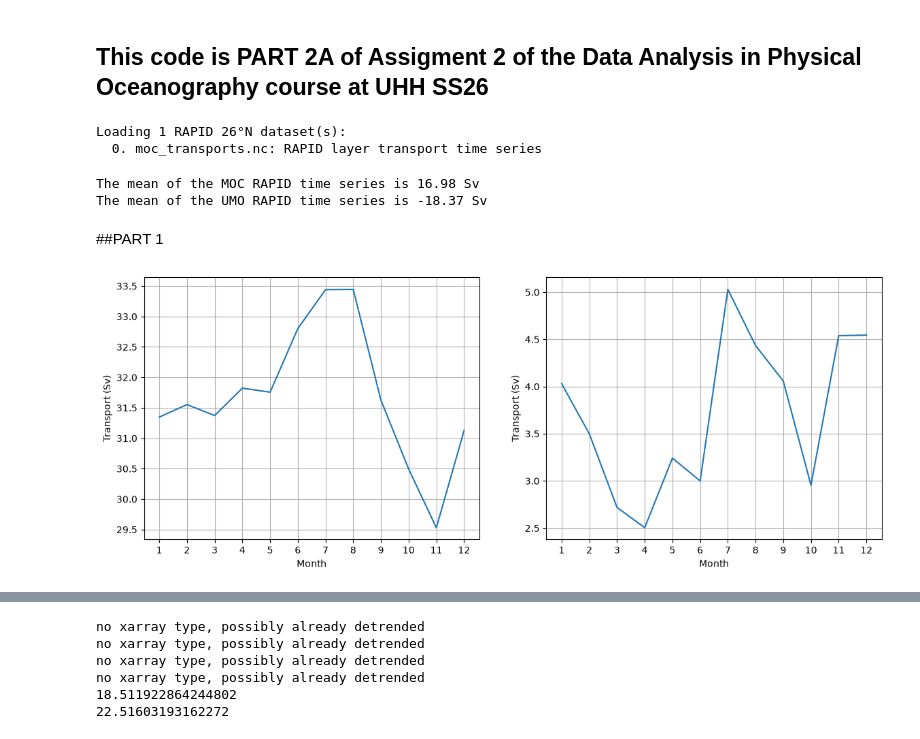
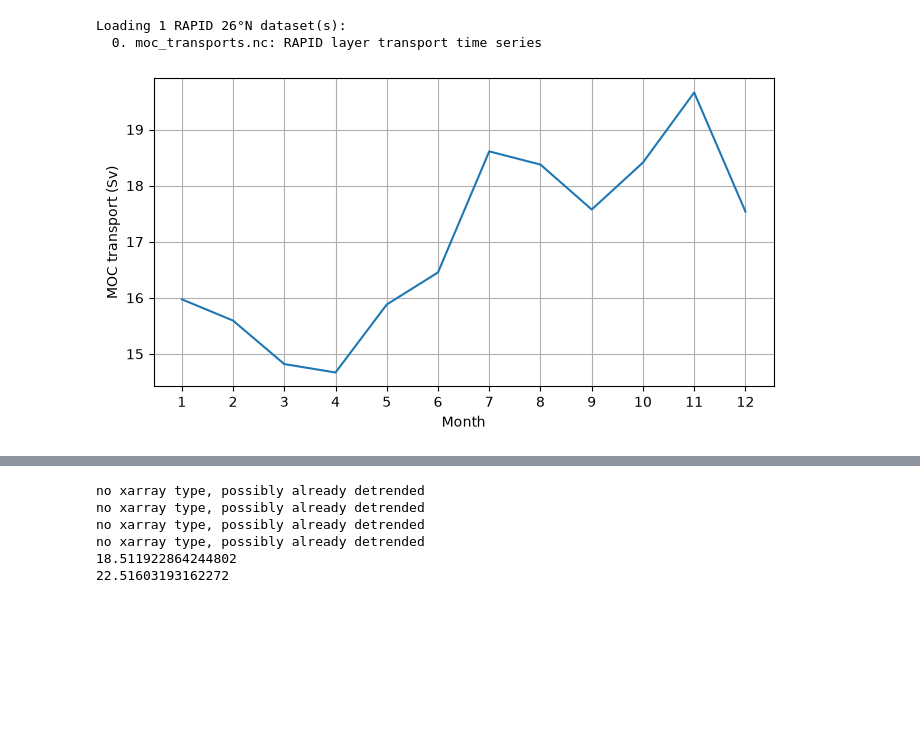
Before and after one commit to jakey244/DataAnalysis_A2, a Jupyter notebook: notebooks/part2A_time_series_comparison.ipynb, the cells around one changed output, grey strips where cells are left out. Cells and saved outputs as stored; diff of their text form; code cells hidden in the pictures; blank space fills up the shorter version.

```diff
--- a/notebooks/part2A_time_series_comparison.ipynb
+++ b/notebooks/part2A_time_series_comparison.ipynb
@@ -10,8 +10,6 @@ from amocatlas import read
 from correlation_trends import geostrophy, filters, analysis, correlation, seasonal, trends
 # %%
 figpath = "../figures/"
-# %% [markdown]
-## This code is PART 2A of Assigment 2 of the Data Analysis in Physical Oceanography course at UHH SS26
 # %%
 ## Read the datasets
 
@@ -34,18 +25,10 @@ TRANS_UMO = transports.TRANS_UMO
 # %% [output]
 Loading 1 RAPID 26°N dataset(s):
   0. moc_transports.nc: RAPID layer transport time series
-# %%
-# Characterizing the datasets
-
-MOC_stats = analysis.summary_stats(MOC)
-UMO_stats = analysis.summary_stats(TRANS_UMO)
-print(f"The mean of the MOC RAPID time series is {MOC_stats["mean"]:.2f} Sv")
-print(f"The mean of the UMO RAPID time series is {UMO_stats["mean"]:.2f} Sv")
-# %% [output]
-The mean of the MOC RAPID time series is 16.98 Sv
-The mean of the UMO RAPID time series is -18.37 Sv
-# %% [markdown]
-##PART 1
+# %%
+seasonal.plot_seasonal_cycle(MOC)
+# %% [output]
+[figure, added]
 # %%
 # deseasonalize the timeseries
 MOC_deseasonalized = seasonal.remove_seasonal_cycle(MOC)
@@ -60,11 +42,0 @@ FC_climatology = seasonal.seasonal_climatology(TRANS_FC)
-# %%
-fig, ax = plt.subplots(1,2,figsize=[14,5])
-ax[0].plot(np.arange(12)+1,FC_climatology.values)
-ax[1].plot(np.arange(12)+1,EKMAN_climatology.values)
-for i in [0,1]:
-    ax[i].set_xticks(np.arange(12)+1, np.arange(12)+1)
-    ax[i].set_xlabel("Month")
-    ax[i].set_ylabel("Transport (Sv)")
-    ax[i].grid(True)
-# %% [output]
-[figure, removed]
```
Also changed, not shown: parts of 10 cells of this notebook, 7 other files.
